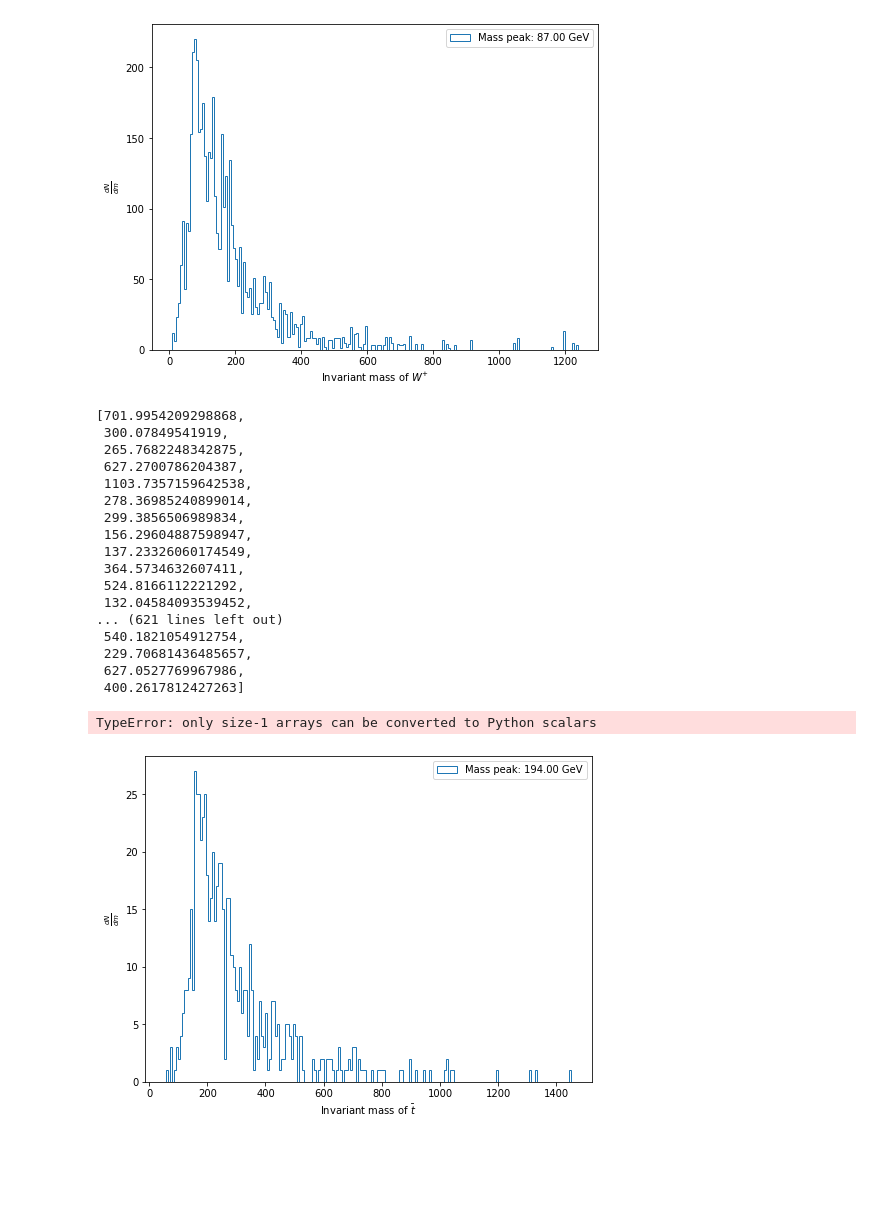
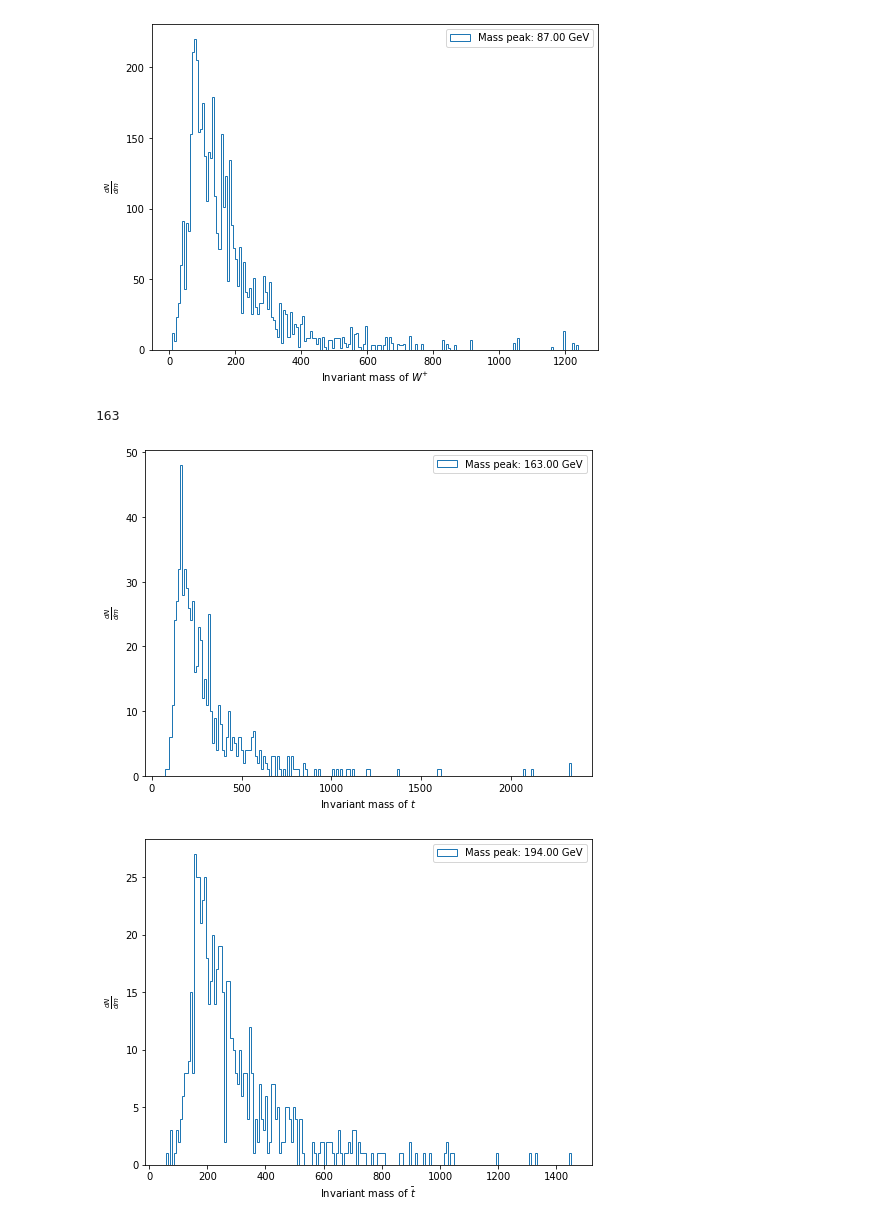
Before and after one commit to mfenton0/HEP-jet-assignment, a Jupyter notebook: analysis_script/demo/hdf5_read_demo.ipynb, the cells around one changed output. Drawn from its saved outputs; the diff is of its cells as text; code cells hidden in the pictures; blank space fills up the shorter version.

Commit message:
fix: fix histogram legend problem.

```diff
--- a/analysis_script/demo/hdf5_read_demo.ipynb
+++ b/analysis_script/demo/hdf5_read_demo.ipynb
@@ -223,7 +223,7 @@ plot_hist(W_minus_inv_jet, r'Invariant mass of $W^{+}$')
 # %% [output]
 [figure]
 # %%
-ttt_inv_jet = []
+t_inv_jet = []
 t_bar_inv_jet = []
 
 tmp = 0
@@ -295,32 +295,26 @@ for i in range(len(N_match_top_in_event)):
         tmp = np.sqrt( (e_0 + e_1 + e_2)**2 - (px_0 + px_1 + px_2)**2 - (py_0 + py_1 + py_2)**2 - (pz_0 + pz_1 + pz_2)**2 )
         tmp_p = np.sqrt( (e_3 + e_4 + e_5)**2 - (px_3 + px_4 + px_5)**2 - (py_3 + py_4 + py_5)**2 - (pz_3 + pz_4 + pz_5)**2 )
 
-        ttt_inv_jet.append(tmp)
+        t_inv_jet.append(tmp)
         t_bar_inv_jet.append(tmp_p)
-# %%
-ttt_inv_jet
-# %% [output]
-[701.9954209298868,
- 300.07849541919,
- 265.7682248342875,
- 627.2700786204387,
- 1103.7357159642538,
- 278.36985240899014,
- 299.3856506989834,
- 156.29604887598947,
- 137.23326060174549,
- 364.5734632607411,
- 524.8166112221292,
- 132.04584093539452,
-... (621 lines left out)
- 540.1821054912754,
- 229.70681436485657,
- 627.0527769967986,
- 400.2617812427263]
-# %%
-plot_hist(list(ttt_inv_jet), r'Invariant mass of $t$')
-# %% [output]
-TypeError: only size-1 arrays can be converted to Python scalars
+# %%
+idxx[0].max()
+# %% [output]
+163
+# %%
+#plot_hist(ttt_inv_jet, r'Invariant mass of $t$')
+plt.figure(figsize=(8,6))
+height, width = np.histogram(t_inv_jet, bins=200, range=(0,200) )
+maxi =  height.max()
+idxx = np.where( height == maxi )
+legend = idxx[0].max()
+plt.hist(t_inv_jet, bins = 200 ,histtype='step', label='Mass peak: {0:.2f} GeV'.format( width[legend] ))
+plt.xlabel(r'Invariant mass of $t$')
+plt.ylabel(r'$\frac{dN}{dm}$')
+plt.legend(loc='upper right')
+plt.show()
+# %% [output]
+[figure, added]
 # %%
 plot_hist(np.array(t_bar_inv_jet), r'Invariant mass of $\bar{t}$')
 # %% [output]
```
Also changed, not shown: parts of 5 cells of this notebook.
